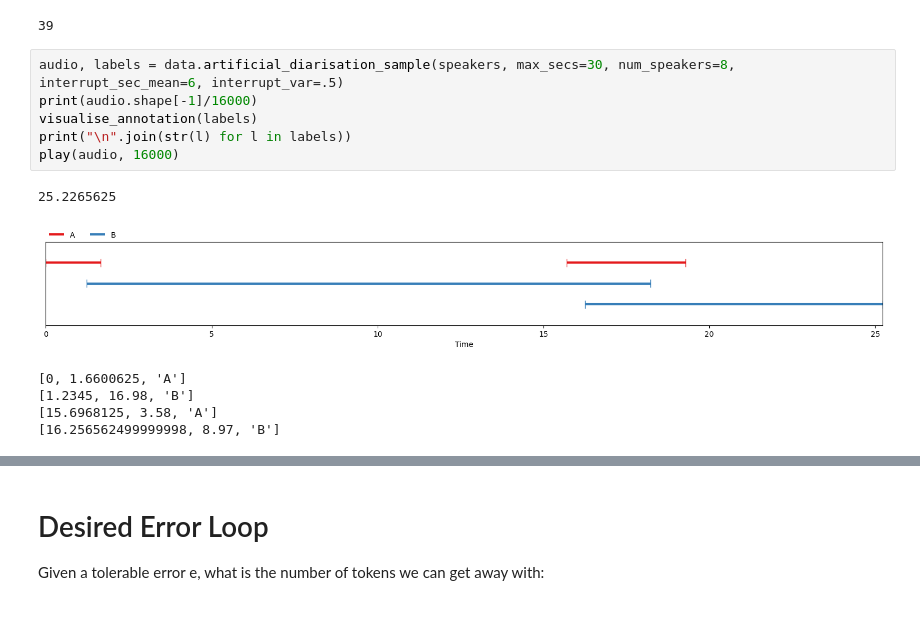
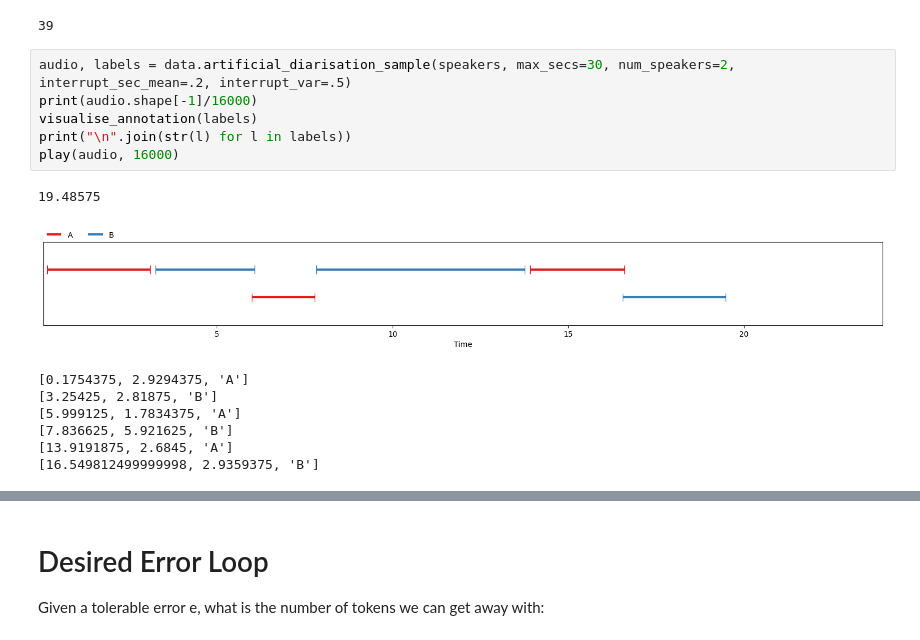
Before and after one commit to mogwai/nanodrz, a Jupyter notebook: notebook/Coordinate Quantization.ipynb, the cells around one changed output, grey strips where cells are left out. Cells and saved outputs as stored; diff of their text form.

```diff
--- a/notebook/Coordinate Quantization.ipynb
+++ b/notebook/Coordinate Quantization.ipynb
@@ -38,18 +38,20 @@ len(speakers)
 # %% [output]
 39
 # %%
-audio, labels = data.artificial_diarisation_sample(speakers, max_secs=30, num_speakers=8,  interrupt_sec_mean=6, interrupt_var=.5)
+audio, labels = data.artificial_diarisation_sample(speakers, max_secs=30, num_speakers=2,  interrupt_sec_mean=.2, interrupt_var=.5)
 print(audio.shape[-1]/16000)
 visualise_annotation(labels)
 print("\n".join(str(l) for l in labels))
 play(audio, 16000)
 # %% [output]
-25.2265625
+19.48575
-[figure, old version]
+[figure, new version]
-[0, 1.6600625, 'A']
-[1.2345, 16.98, 'B']
-[15.6968125, 3.58, 'A']
-[16.256562499999998, 8.97, 'B']
+[0.1754375, 2.9294375, 'A']
+[3.25425, 2.81875, 'B']
+[5.999125, 1.7834375, 'A']
+[7.836625, 5.921625, 'B']
+[13.9191875, 2.6845, 'A']
+[16.549812499999998, 2.9359375, 'B']
 [interactive output not drawn]
 # %%
 original = torch.tensor([[l[0], l[1]] for l in labels])
```
Also changed, not shown: parts of 3 cells of this notebook.
